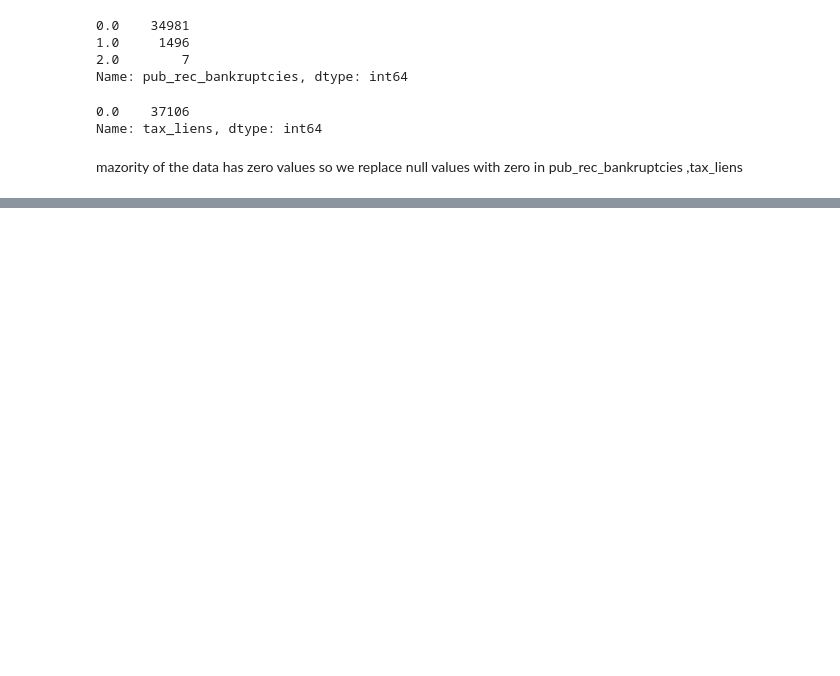
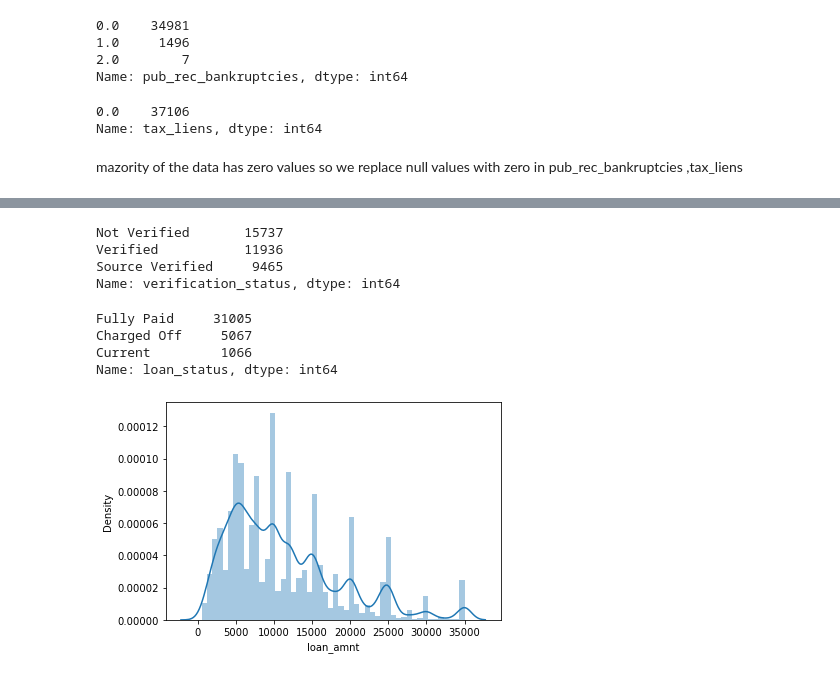
Before and after one commit to Prithvi25298/Lending-Club-Case-Study, a Jupyter notebook: assignment1Mark1.ipynb, the cells around one changed output, grey strips where cells are left out. Saved outputs shown, nothing was run; the diff lists cells and outputs as text; code cells hidden in the pictures; blank space fills up the shorter version.

```diff
--- a/assignment1Mark1.ipynb
+++ b/assignment1Mark1.ipynb
@@ -277,0 +508,3 @@ dfloan["title"].replace("Debt Consolidation Loan", "Debt Consolidation",inplace=
+# %%
+#drop columns because all column is 0
+dfloan = dfloan.drop(columns=['delinq_amnt'])
@@ -294,0 +544,14 @@ Name: title, Length: 19612, dtype: int64
+# %%
+dfloan.verification_status.value_counts()
+# %% [output]
+Not Verified       15737
+Verified           11936
+Source Verified     9465
+Name: verification_status, dtype: int64
+# %%
+dfloan.loan_status.value_counts()
+# %% [output]
+Fully Paid     31005
+Charged Off     5067
+Current         1066
+Name: loan_status, dtype: int64
@@ -294,0 +560,5 @@ Name: title, Length: 19612, dtype: int64
+# %%
+sns.distplot(dfloan.loan_amnt)
+plt.show()
+# %% [output]
+[figure, added]
```
Also changed, not shown: parts of 44 cells of this notebook, 1 other file.
